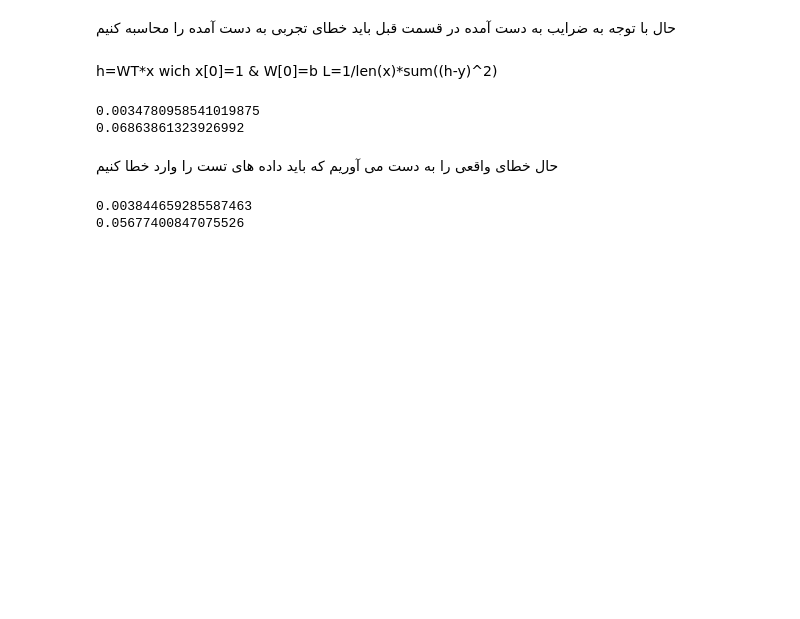
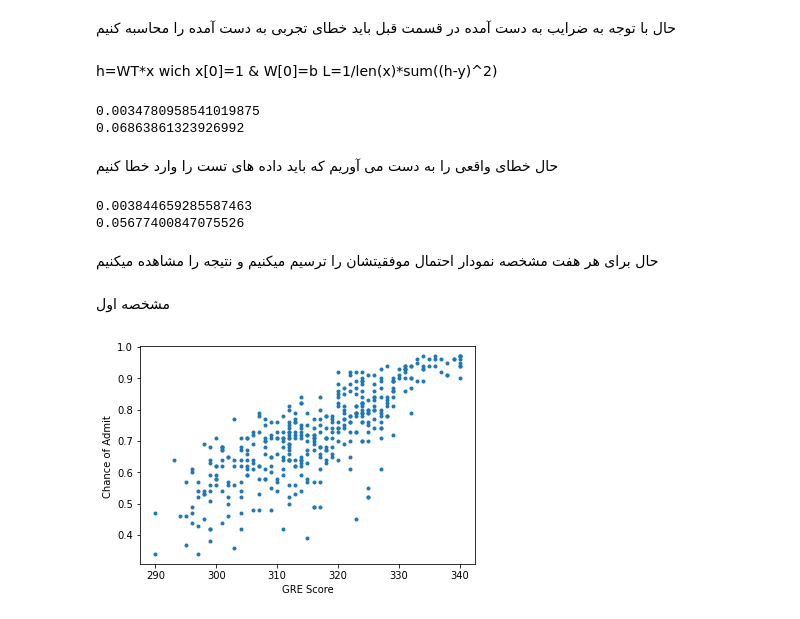
Before and after one commit to alirezakhaleghianaghizi/breakbreakerC-_SDL, a Jupyter notebook: Welcome_To_Colaboratory.ipynb, the cells around one changed output. Saved outputs shown, nothing was run; the diff lists cells and outputs as text; code cells hidden in the pictures; blank space fills up the shorter version.

```diff
--- a/Welcome_To_Colaboratory.ipynb
+++ b/Welcome_To_Colaboratory.ipynb
@@ -123,3 +123,19 @@ print(maxtest)
 # %% [output]
 0.003844659285587463
 0.05677400847075526
+# %% [markdown]
+حال برای هر هفت مشخصه نمودار احتمال موفقیتشان را ترسیم میکنیم و نتیجه را مشاهده میکنیم
+# %% [markdown]
+مشخصه اول
+# %%
+import matplotlib.pyplot as plt
+
+xpoints = np.array(x[1])
+ypoints = np.array(y)
+
+plt.plot(xpoints, ypoints,'.')
+plt.xlabel(fields[1])
+plt.ylabel(fields[8])
+plt.show()
+# %% [output]
+[figure, added]
```
Also changed, not shown: parts of 14 cells of this notebook.
